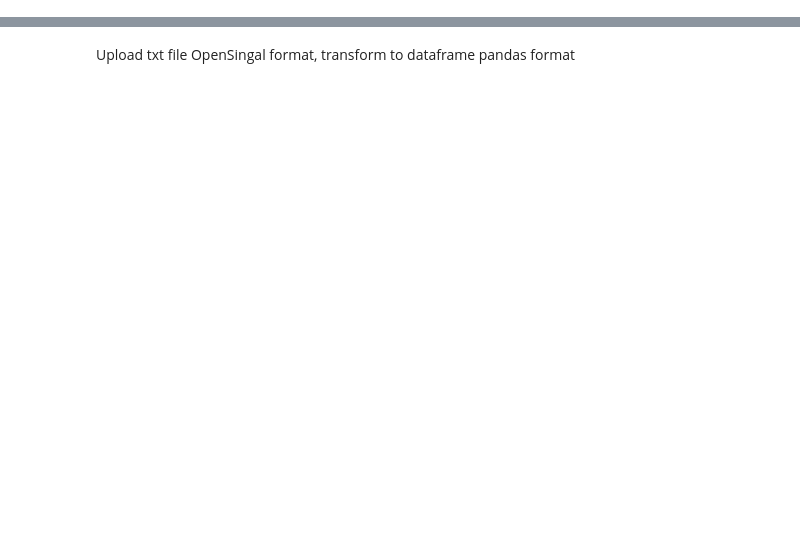
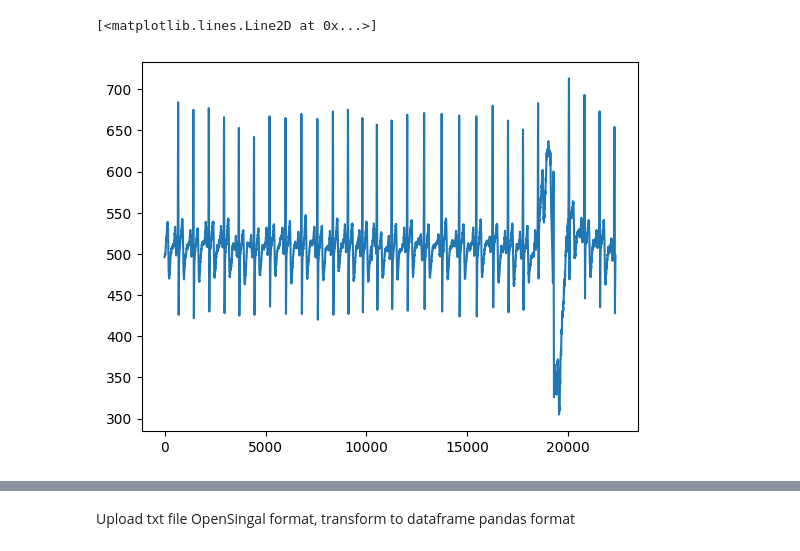
Before and after one commit to TAUforPython/ts-forecasting-ensemble, a Jupyter notebook: timeseries stumpy.ipynb, the cells around one changed output, grey strips where cells are left out. Drawn from its saved outputs; the diff is of its cells as text; code cells hidden in the pictures; blank space fills up the shorter version.

Commit message:
Kaggle Notebook | timeseries stumpy | add simple ECG signal

```diff
--- a/timeseries stumpy.ipynb
+++ b/timeseries stumpy.ipynb
@@ -7,7 +7,8 @@ from matplotlib.patches import Rectangle
 
 import stumpy
 # %%
-steam_df = pd.read_csv("/kaggle/input/usd-rub-timeseries/UsdRubTime.csv",delimiter =';')
-steam_df['Data']
-pd.to_datetime(steam_df['Data'],dayfirst='True')
+steam_df = pd.read_csv("/kaggle/input/example-cardio-signal-ecg/output_ecg.csv",delimiter=';')
+#steam_df['Data']
+#pd.to_datetime(steam_df['Data'],dayfirst='True')
+
 steam_df.head()
@@ -16,0 +22,7 @@ x = steam_df.index
+# %%
+steam_df = steam_df.astype(float)
+
+y = steam_df['ecg_value']
+x = steam_df.index
+#x = steam_df['time']
+steam_df.head()
@@ -17 +36,6 @@ x = steam_df.index
+# %%
+plt.plot(x,y)
+# %% [output]
+[<matplotlib.lines.Line2D at 0x...>]
+[figure, added]
 # %%
```
Also changed, not shown: parts of 13 cells of this notebook.
